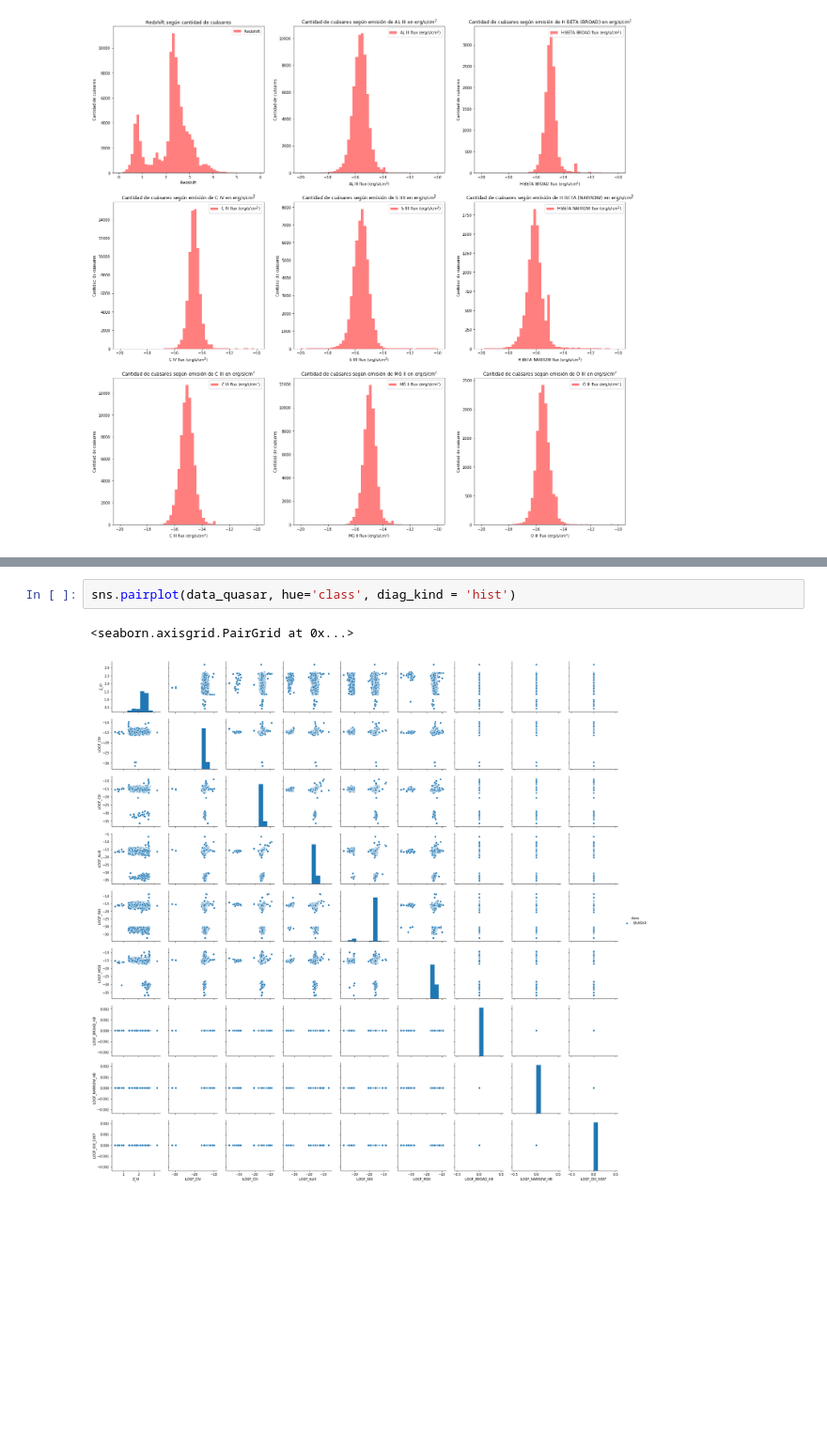
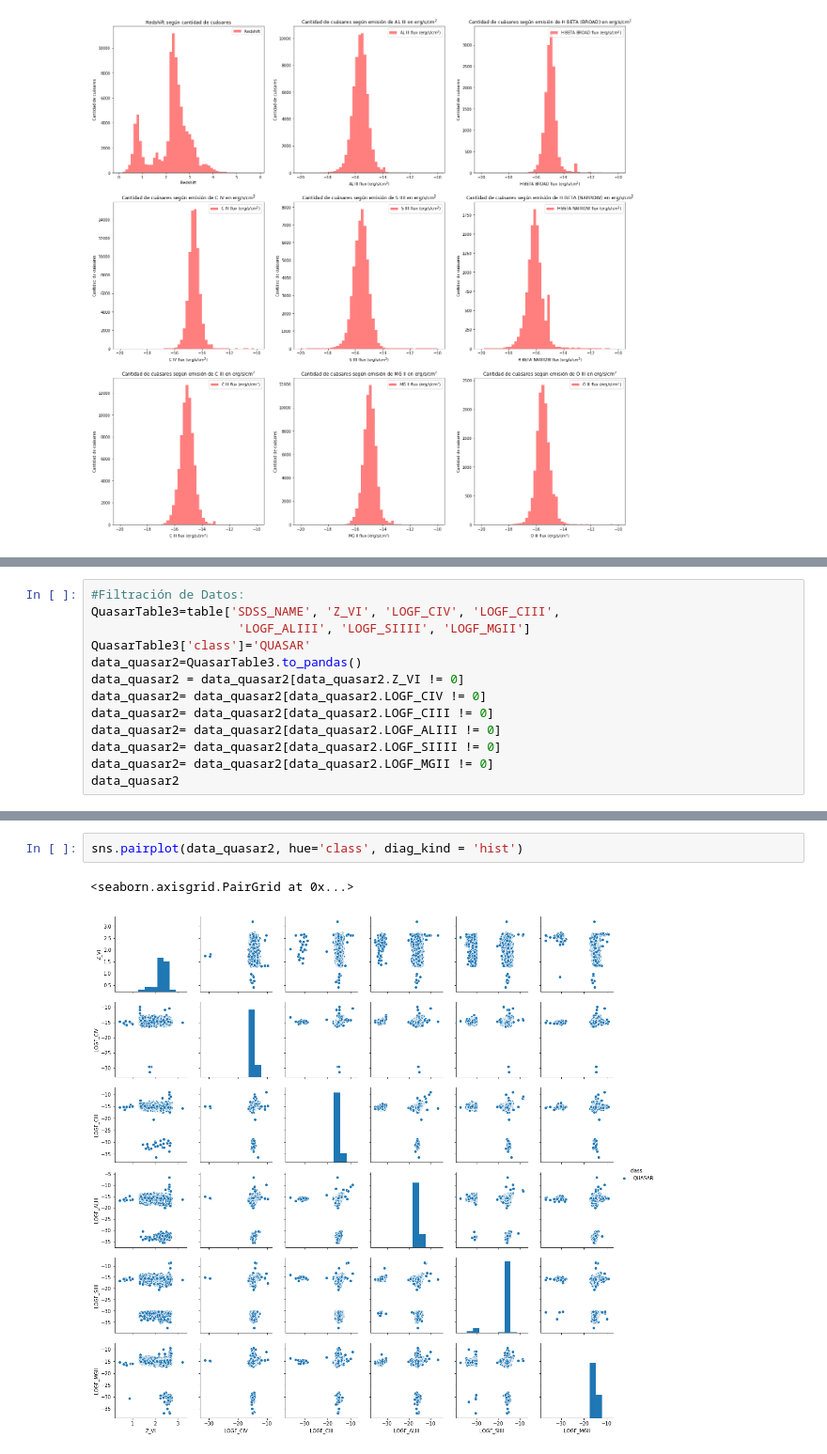
Before and after one commit to astrodatos/proyecto_aape, a Jupyter notebook: proyecto_AAPE.ipynb, the cells around one changed output, grey strips where cells are left out. Shown at 94% size. Cells and saved outputs as stored; diff of their text form; blank space fills up the shorter version.

Commit message:
Avance en reducción de datos

```diff
--- a/proyecto_AAPE.ipynb
+++ b/proyecto_AAPE.ipynb
@@ -284,0 +248,13 @@ data_quasar
+# %%
+#Filtración de Datos:
+QuasarTable3=table['SDSS_NAME', 'Z_VI', 'LOGF_CIV', 'LOGF_CIII',
+                    'LOGF_ALIII', 'LOGF_SIIII', 'LOGF_MGII']
+QuasarTable3['class']='QUASAR'
+data_quasar2=QuasarTable3.to_pandas()
+data_quasar2 = data_quasar2[data_quasar2.Z_VI != 0]
+data_quasar2= data_quasar2[data_quasar2.LOGF_CIV != 0]
+data_quasar2= data_quasar2[data_quasar2.LOGF_CIII != 0]
+data_quasar2= data_quasar2[data_quasar2.LOGF_ALIII != 0]
+data_quasar2= data_quasar2[data_quasar2.LOGF_SIIII != 0]
+data_quasar2= data_quasar2[data_quasar2.LOGF_MGII != 0]
+data_quasar2
@@ -285,5 +280,5 @@ data_quasar
 # %%
-sns.pairplot(data_quasar, hue='class', diag_kind = 'hist')
+sns.pairplot(data_quasar2, hue='class', diag_kind = 'hist')
 # %% [output]
 <seaborn.axisgrid.PairGrid at 0x...>
-[figure, old version]
+[figure, new version]
```
Also changed, not shown: parts of 4 cells of this notebook.
